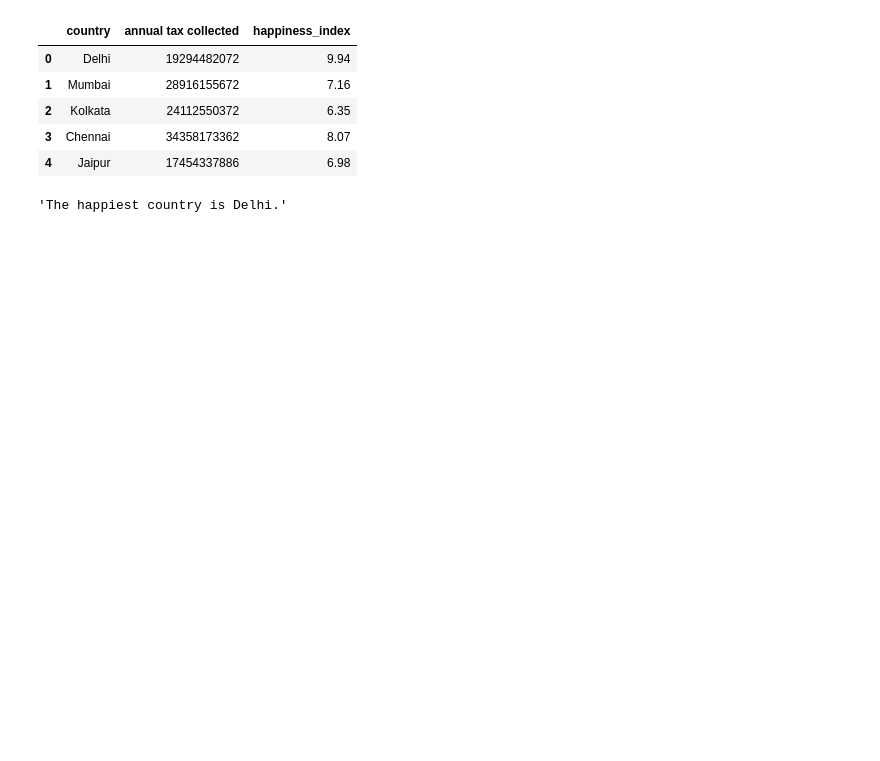
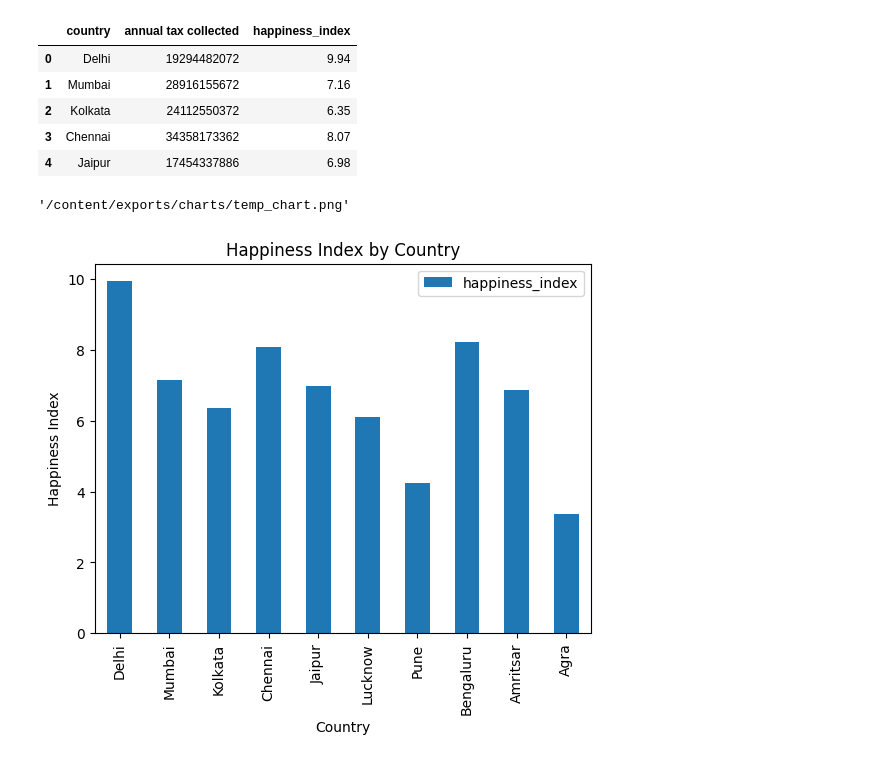
Before and after one commit to anshuxa/data-analysis, a Jupyter notebook: newpandai.ipynb, the cells around one changed output. Saved outputs shown, nothing was run; the diff lists cells and outputs as text; code cells hidden in the pictures; blank space fills up the shorter version.

```diff
--- a/newpandai.ipynb
+++ b/newpandai.ipynb
@@ -75,7 +75,8 @@ df.head()
 llm = GoogleGemini(api_key=GOOGLE_API_KEY)
 # %%
 pandas_ai = SmartDataframe(df, config={"llm": llm, "verbose": True})
-# %%
-pandas_ai.chat('which is the happiest country')
-# %% [output]
-'The happiest country is Delhi.'
+# %%
+pandas_ai.chat('Show a graph of happiness b country')
+# %% [output]
+'/content/exports/charts/temp_chart.png'
+[figure, added]
```
Also changed, not shown: parts of 1 cell of this notebook.
